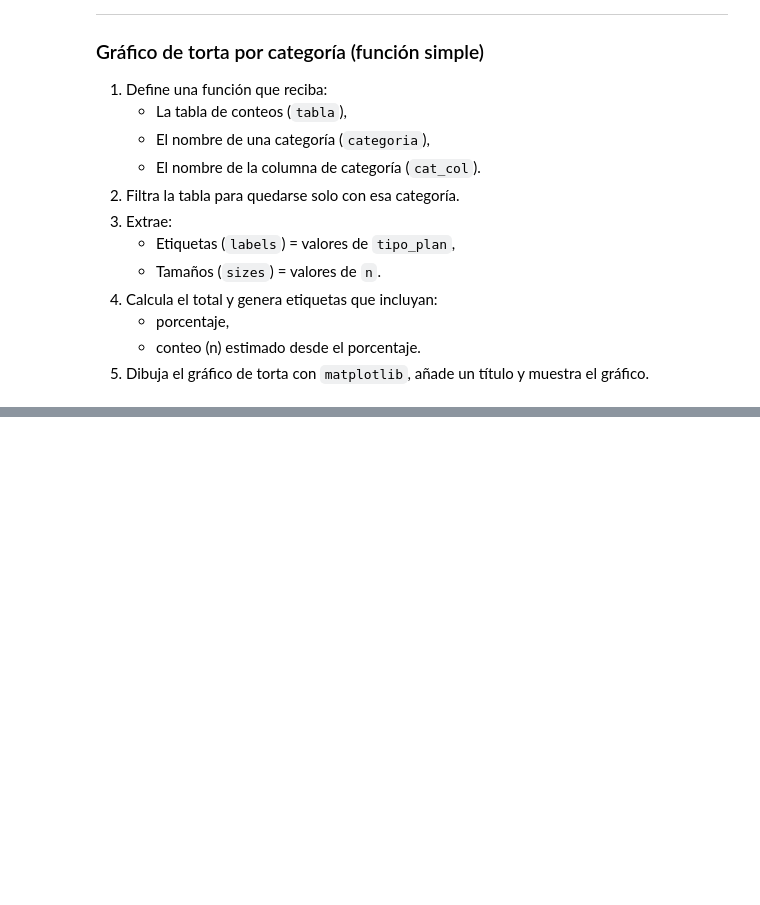
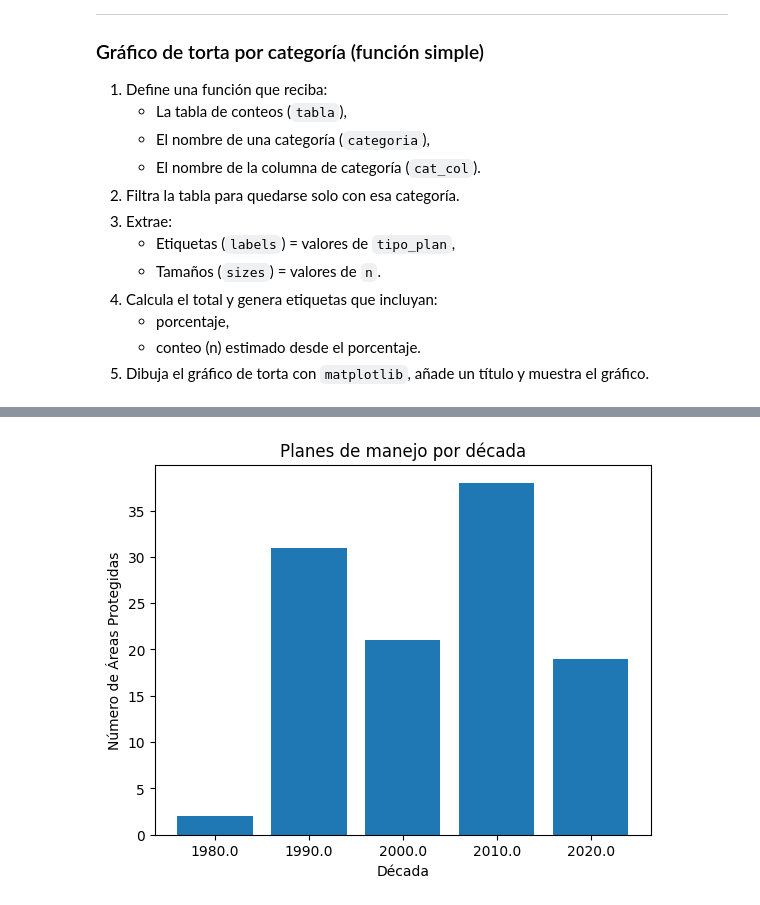
Before and after one commit to IEB-BIODATA/7NR-Indicators, a Jupyter notebook: indicadores/I_2_areas_protegidas_con_planes_de_manejo_y_gestion_efectiva/mn2.ipynb, the cells around one changed output, grey strips where cells are left out. Saved outputs shown, nothing was run; the diff lists cells and outputs as text; code cells hidden in the pictures; blank space fills up the shorter version.

```diff
--- a/indicadores/I_2_areas_protegidas_con_planes_de_manejo_y_gestion_efectiva/mn2.ipynb
+++ b/indicadores/I_2_areas_protegidas_con_planes_de_manejo_y_gestion_efectiva/mn2.ipynb
@@ -559,0 +604,13 @@ plt.show()
+# %%
+df_plot["decada"] = (df_plot["anio_ultimo"] // 10) * 10
+
+conteo_decadas = df_plot["decada"].value_counts().sort_index()
+
+plt.figure()
+plt.bar(conteo_decadas.index.astype(str), conteo_decadas.values)
+plt.xlabel("Década")
+plt.ylabel("Número de Áreas Protegidas")
+plt.title("Planes de manejo por década")
+plt.show()
+# %% [output]
+[figure, added]
```
Also changed, not shown: parts of 9 cells of this notebook, 2 other files.
